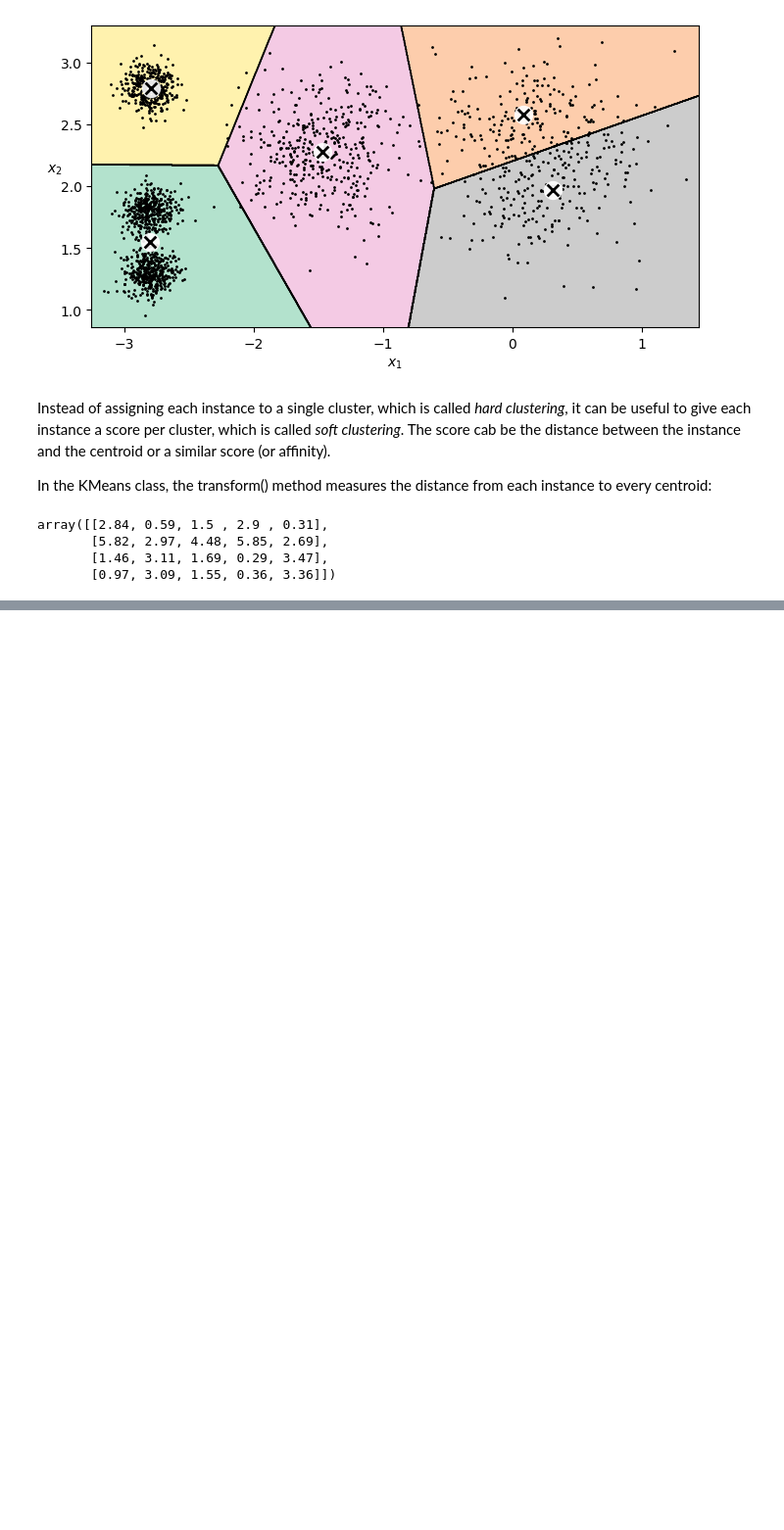
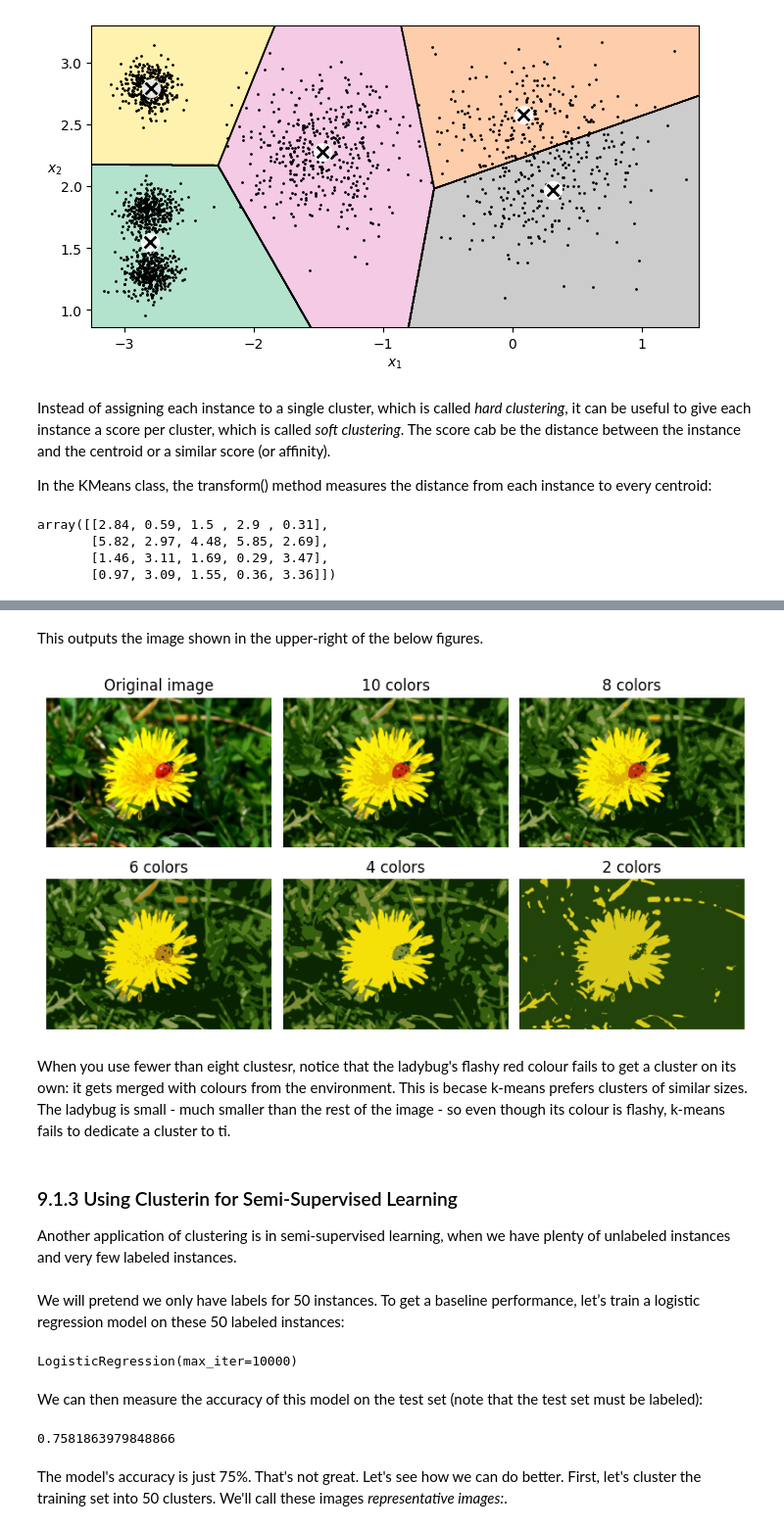
Before and after one commit to leetierney/study, a Jupyter notebook: ml/hands_on_ml/1_ml_landscape/ch9/1_9_unsupervised.ipynb, the cells around one changed output, grey strips where cells are left out. Shown at 98% size. Drawn from its saved outputs; the diff is of its cells as text; code cells hidden in the pictures; blank space fills up the shorter version.

```diff
--- a/ml/hands_on_ml/1_ml_landscape/ch9/1_9_unsupervised.ipynb
+++ b/ml/hands_on_ml/1_ml_landscape/ch9/1_9_unsupervised.ipynb
@@ -160,0 +324,38 @@ array([[2.84, 0.59, 1.5 , 2.9 , 0.31],
+# %%
+X = image.reshape(-1, 3)
+kmeans = KMeans(n_clusters=8, n_init=10, random_state=42).fit(X)
+segmented_img = kmeans.cluster_centers_[kmeans.labels_]
+segmented_img = segmented_img.reshape(image.shape)
+# %% [markdown]
+This outputs the image shown in the upper-right of the below figures.
+# %%
+segmented_imgs = []
+n_colors = (10, 8, 6, 4, 2)
+for n_clusters in n_colors:
+    kmeans = KMeans(n_clusters=n_clusters, n_init=10, random_state=42).fit(X)
+    segmented_img = kmeans.cluster_centers_[kmeans.labels_]
+    segmented_imgs.append(segmented_img.reshape(image.shape))
+
+plt.figure(figsize=(10, 5))
+plt.subplots_adjust(wspace=0.05, hspace=0.1)
+
+plt.subplot(2, 3, 1)
+plt.imshow(image)
+plt.title("Original image")
+plt.axis('off')
+
+for idx, n_clusters in enumerate(n_colors):
+    plt.subplot(2, 3, 2 + idx)
+    plt.imshow(segmented_imgs[idx] / 255)
+    plt.title(f"{n_clusters} colors")
+    plt.axis('off')
+
+plt.show()
+# %% [output]
+[figure, added]
+# %% [markdown]
+When you use fewer than eight clustesr, notice that the ladybug's flashy red colour fails to get a cluster on its own: it gets merged with colours from the environment. This is becase k-means prefers clusters of similar sizes. The ladybug is small - much smaller than the rest of the image - so even though its colour is flashy, k-means fails to dedicate a cluster to ti.
+# %% [markdown]
+<h3>9.1.3 Using Clusterin for Semi-Supervised Learning</h3>
+
+Another application of clustering is in semi-supervised learning, when we have plenty of unlabeled instances and very few labeled instances.
@@ -160,0 +368,18 @@ array([[2.84, 0.59, 1.5 , 2.9 , 0.31],
+# %% [markdown]
+We will pretend we only have labels for 50 instances. To get a baseline performance, let’s train a logistic regression model on these 50 labeled instances:
+# %%
+from sklearn.linear_model import LogisticRegression
+
+n_labeled = 50
+log_reg = LogisticRegression(max_iter=10_000)
+log_reg.fit(X_train[:n_labeled], y_train[:n_labeled])
+# %% [output]
+LogisticRegression(max_iter=10000)
+# %% [markdown]
+We can then measure the accuracy of this model on the test set (note that the test set must be labeled):
+# %%
+log_reg.score(X_test, y_test)
+# %% [output]
+0.7581863979848866
+# %% [markdown]
+The model's accuracy is just 75%. That's not great. Let's see how we can do better. First, let's cluster the training set into 50 clusters. We'll call these images <em>representative images:</em>.
```
Also changed, not shown: parts of 33 cells of this notebook, 1 other file.
